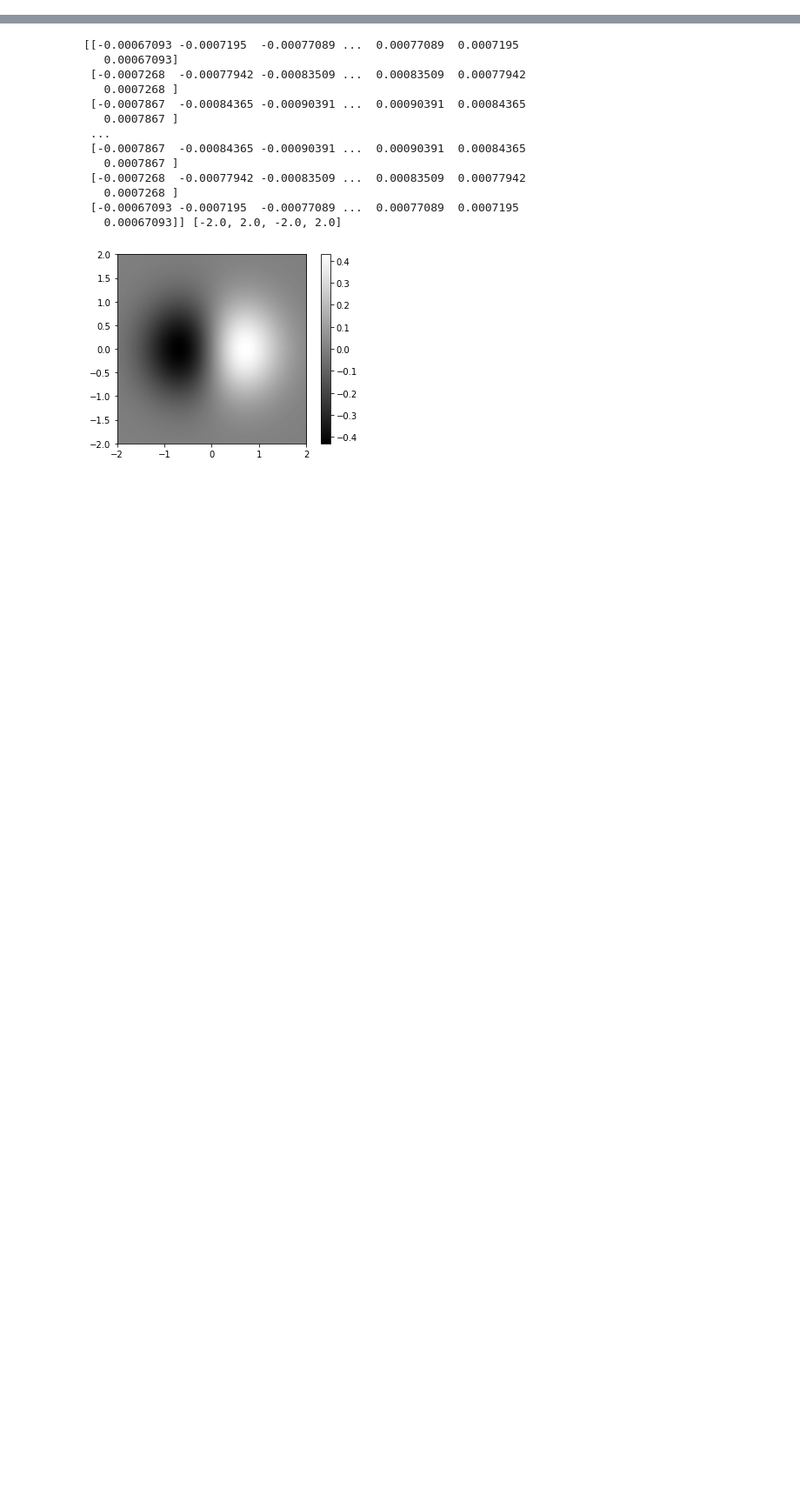
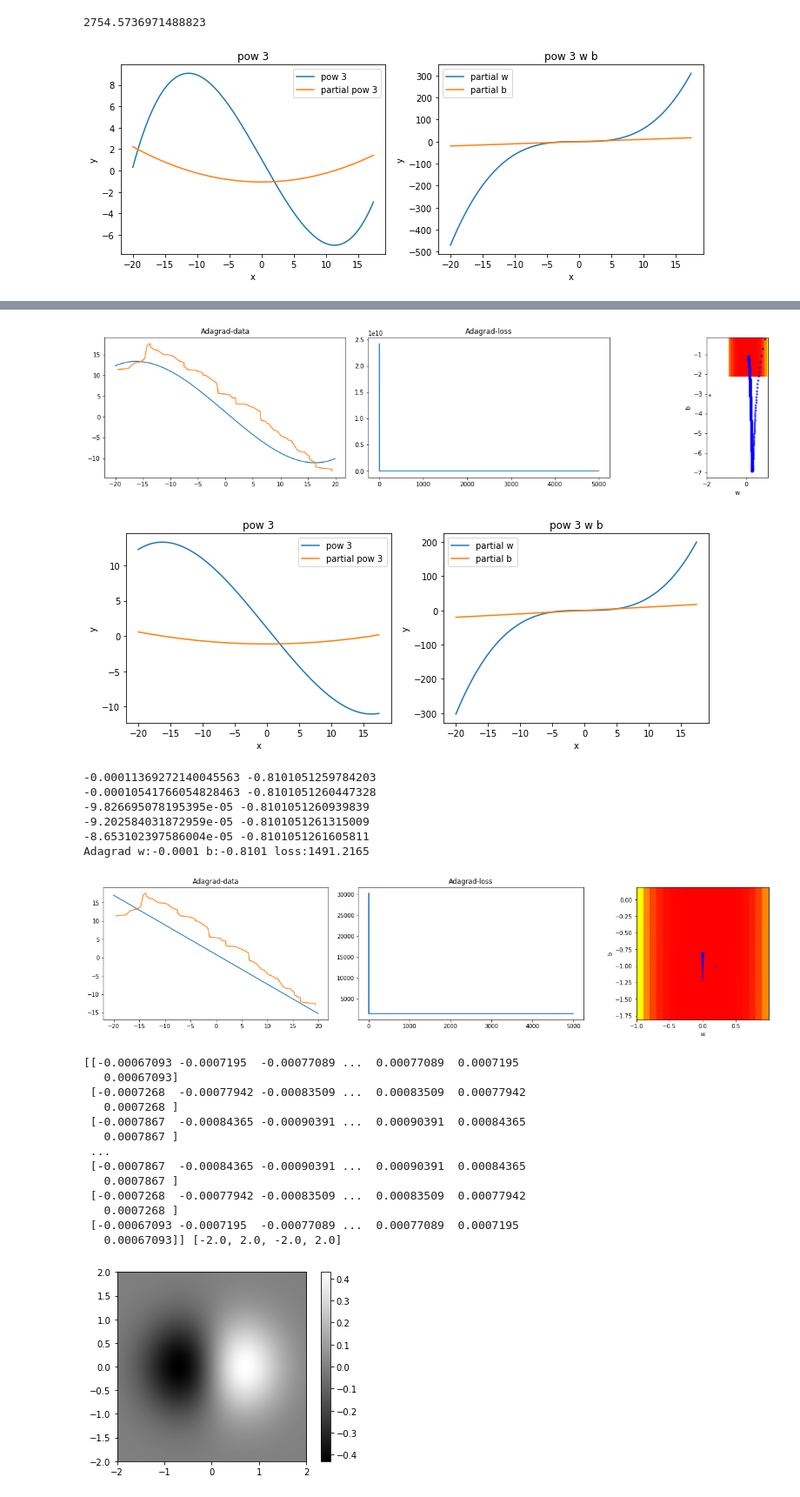
Before and after one commit to thetime50/colab-notebook, a Jupyter notebook: machine-learning/gradient_descent.ipynb, the cells around one changed output, grey strips where cells are left out. Shown at 87% size. Cells and saved outputs as stored; diff of their text form; code cells hidden in the pictures; blank space fills up the shorter version.

```diff
--- a/machine-learning/gradient_descent.ipynb
+++ b/machine-learning/gradient_descent.ipynb
@@ -234,0 +272,64 @@ Adagrad w:-1.4531 b:13.3260 loss:406.8459
+# %%
+class P3Neurel:
+  def __init__(self,w,b):
+    self.w=w
+    self.b=b
+  def fun(self,x):
+    return (self.b + self.w*x)**3
+  def pFun(self,x):
+    return 3*(self.b + self.w*x)**2*self.w
+  def pwFun(self,x):
+    return 3*(self.b + self.w*x)**2*x
+  def pbFun(self,x):
+    return 3*(self.b + self.w*x)**2
+class P3Neurel1:
+  def __init__(self,w,b):
+    self.w=w
+    self.b=b
+  def fun(self,x):
+    return (x*self.w)**3 + (x-1)*self.b
+  def pFun(self,x):
+    return 3*(x*self.w)**2*self.w + self.b
+  def pwFun(self,x):
+    return 3*(x*self.w)**2*x
+  def pbFun(self,x):
+    return x
+# p3nw = P3Neurel1(weightStart,biasStart)
+# tw=0.7
+# tb=-15
+# tw=0.2
+# tb=-2
+# tw=0.1
+# tb=-1
+tw=0.14
+tb=-1.06
+p3nw = P3Neurel1(tw,tb)
+
+
+print(getLoss(p3nw,data))
+drawFun('pow 3',p3nw,)
+p3nwGraAdagrad = gradientDescentAdagrad(p3nw,data,ETA*100000,0,5000)
+# Adagrad w:0.1123 b:-1.1239 loss:1208.0881
+# Adagrad w:0.1396 b:-1.3397 loss:1404.3045
+# print(getLoss(p3nw,data))
+# drawGraph('pow 3 adagrad',data,xaxis,Neurel,p3nw,weightStart,biasStart,p3nwGraAdagrad,)
+
+drawGraph('Adagrad',data,xaxis,P3Neurel1,p3nw,tw,tb,p3nwGraAdagrad,1.1,0.1)
+
+
+# tw=0.1396
+# tb=-1.3397
+tw=0.10773
+tb=-1.08673
+# tw=0.10773006086124058
+# tb=-1.0867343765622317
+drawFun('pow 3',p3nw,)
+for i in range(5):
+  p3nwGraAdagrad = gradientDescentAdagrad(p3nw,data,ETA*10000,1,5000)
+  print(p3nw.w,p3nw.b)
+drawGraph('Adagrad',data,xaxis,P3Neurel1,p3nw,tw,tb,p3nwGraAdagrad,1.1,0.1)
+
+# 线性模型学习非线性数据有时候太敏感 有时候又卡在局部最优解(可能参数在一些地方对数据不敏感 也可能是因为维度太少的关系)
+# %% [output]
+2754.5736971488823
+[figure, added]
@@ -235,3 +337,12 @@ Adagrad w:-1.4531 b:13.3260 loss:406.8459
+[figure, added]
+[figure, added]
+-0.00011369272140045563 -0.8101051259784203
+-0.00010541766054828463 -0.8101051260447328
+-9.826695078195395e-05 -0.8101051260939839
+-9.202584031872959e-05 -0.8101051261315009
+-8.653102397586004e-05 -0.8101051261605811
+Adagrad w:-0.0001 b:-0.8101 loss:1491.2165
+[figure, added]
 # %%
 #func2d.py
 import numpy as np
```
Also changed, not shown: parts of 8 cells of this notebook.
